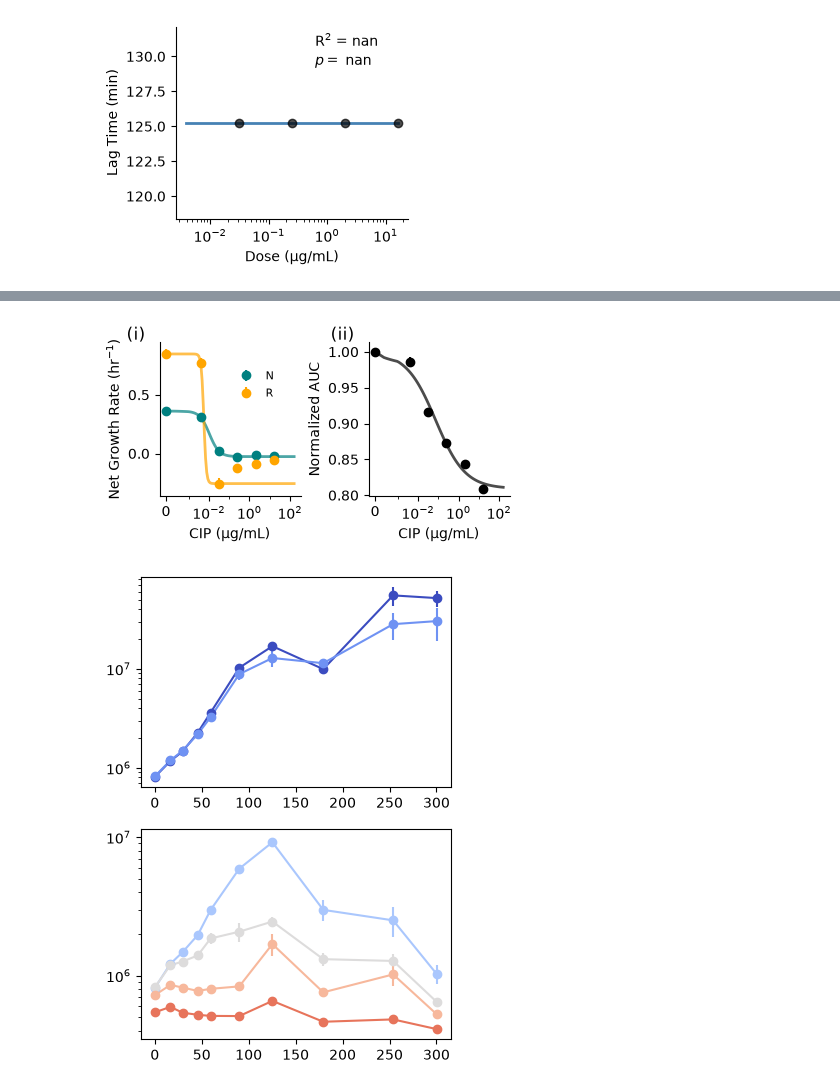
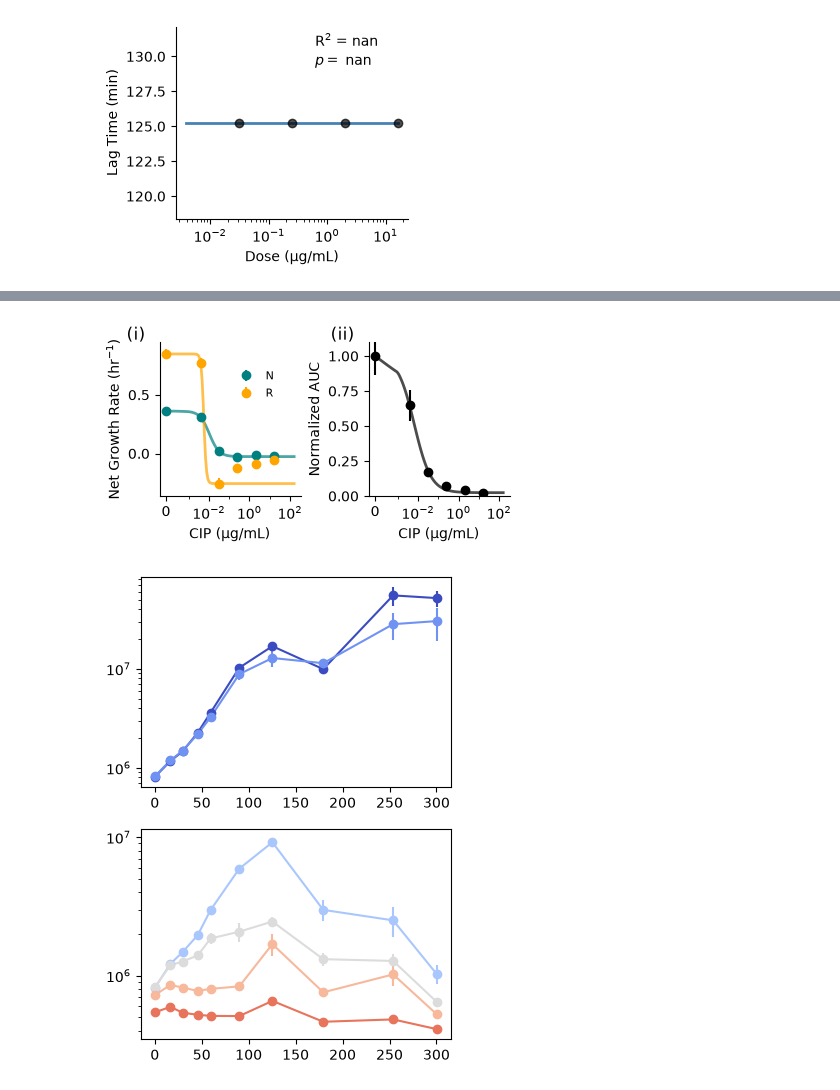
Before and after one commit to eshanking/time-kill-protocol, a Jupyter notebook: data/experiment_code/gr_est_statistical_comparison_Saureus_CIP_07222026.ipynb, the cells around one changed output, grey strips where cells are left out. Cells and saved outputs as stored; diff of their text form; code cells hidden in the pictures.

Commit message:
minor figure tweaks

```diff
--- a/data/experiment_code/gr_est_statistical_comparison_Saureus_CIP_07222026.ipynb
+++ b/data/experiment_code/gr_est_statistical_comparison_Saureus_CIP_07222026.ipynb
@@ -774,6 +772,7 @@ for i,dict_t in enumerate(pd_est_methods):
         ax.spines['top'].set_visible(False)
 
 ax.legend(frameon=False,loc=[0.5,0.6],fontsize=8)
+# ax.set_ylim([-0.4,0.9])
 
 # ax.set_xticks(concentrations)
 
@@ -818,35 +817,37 @@ ax.set_xlabel(r'CIP ($\mathrm{\mu}$g/mL)',fontsize=10)
 ax.spines['right'].set_visible(False)
 ax.spines['top'].set_visible(False)
 
+ax.set_ylim([0,1.1])
+
 ax_list[0].set_ylabel('Net Growth Rate (hr$^{-1}$)',fontsize=10)
 ax_list[1].set_ylabel('Normalized AUC',fontsize=10)
 
 pos = ax_list[1].get_position()
 pos.x0 += 0.1
 pos.x1 += 0.1
 ax_list[1].set_position(pos)
 
 
 
 labels = ['(i)','(ii)']
 
 # reduce x tick label size
 for ax in ax_list:
     ax.set_xticks([0,10**-2,10**0,10**2])
 
     ax.tick_params(axis='x', labelsize=10)
     ax.tick_params(axis='y', labelsize=10)
 
 
 for i,ax in enumerate(ax_list):
     ax.text(-0.1, 1.1, labels[i], transform=ax.transAxes,fontsize=12, va='top', ha='right')
 
 # plt.tight_layout()
 
 fig.savefig('../../figures/pharmacodynamic_fit_small_Saureus_CIP_07152026.tiff',
             bbox_inches='tight',dpi=300)
 # %% [output]
-[figure, old version]
+[figure, new version]
 # %%
 fig,ax_list = plt.subplots(nrows=2,figsize=(4,6))
 
```
Also changed, not shown: parts of 1 cell of this notebook, 9 other files.
